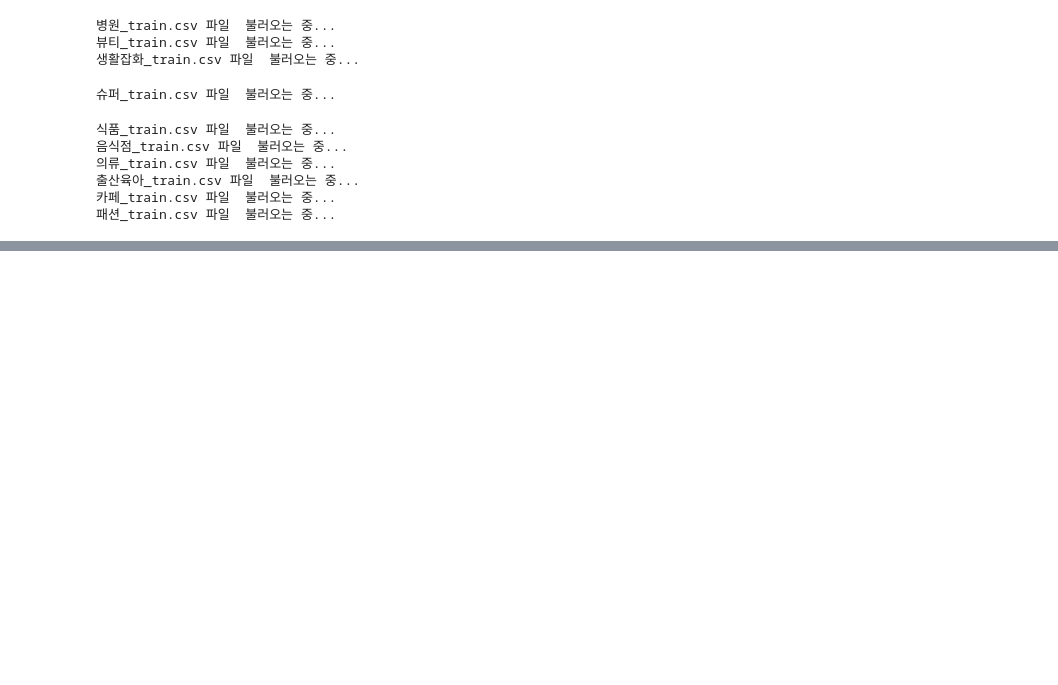
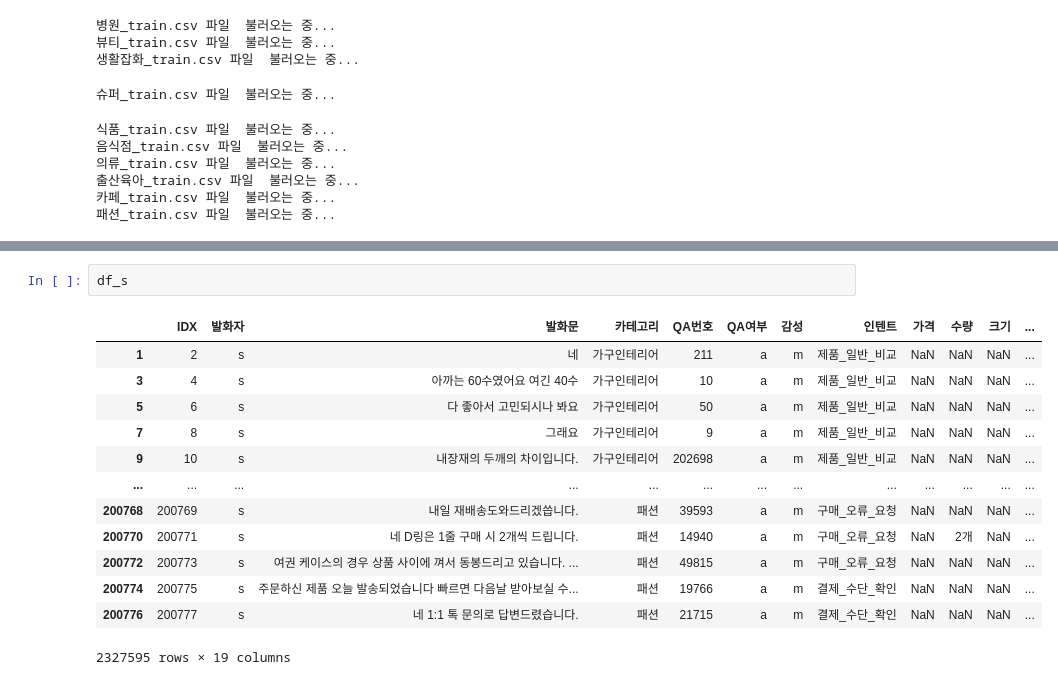
Before and after one commit to II-DW/AiChatBot, a Jupyter notebook: test.ipynb, the cells around one changed output, grey strips where cells are left out. Cells and saved outputs as stored; diff of their text form; blank space fills up the shorter version.

```diff
--- a/test.ipynb
+++ b/test.ipynb
@@ -50,0 +57,16 @@ if dfList[0]['발화자'] == cdfList[0]
+# %%
+df_s
+# %% [output]
+|  | IDX | 발화자 | 발화문 | 카테고리 | QA번호 | QA여부 | 감성 | 인텐트 | 가격 | 수량 | 크기 | ... |
+| 1 | 2 | s | 네 | 가구인테리어 | 211 | a | m | 제품_일반_비교 | NaN | NaN | NaN | ... |
+| 3 | 4 | s | 아까는 60수였어요 여긴 40수 | 가구인테리어 | 10 | a | m | 제품_일반_비교 | NaN | NaN | NaN | ... |
+| 5 | 6 | s | 다 좋아서 고민되시나 봐요 | 가구인테리어 | 50 | a | m | 제품_일반_비교 | NaN | NaN | NaN | ... |
+| 7 | 8 | s | 그래요 | 가구인테리어 | 9 | a | m | 제품_일반_비교 | NaN | NaN | NaN | ... |
+| 9 | 10 | s | 내장재의 두깨의 차이입니다. | 가구인테리어 | 202698 | a | m | 제품_일반_비교 | NaN | NaN | NaN | ... |
+| ... | ... | ... | ... | ... | ... | ... | ... | ... | ... | ... | ... | ... |
+| 200768 | 200769 | s | 내일 재배송도와드리겠씁니다. | 패션 | 39593 | a | m | 구매_오류_요청 | NaN | NaN | NaN | ... |
+| 200770 | 200771 | s | 네 D링은 1줄 구매 시 2개씩 드립니다. | 패션 | 14940 | a | m | 구매_오류_요청 | NaN | 2개 | NaN | ... |
+| 200772 | 200773 | s | 여권 케이스의 경우 상품 사이에 껴서 동봉드리고 있습니다. ... | 패션 | 49815 | a | m | 구매_오류_요청 | NaN | NaN | NaN | ... |
+| 200774 | 200775 | s | 주문하신 제품 오늘 발송되었습니다 빠르면 다음날 받아보실 수... | 패션 | 19766 | a | m | 결제_수단_확인 | NaN | NaN | NaN | ... |
+| 200776 | 200777 | s | 네 1:1 톡 문의로 답변드렸습니다. | 패션 | 21715 | a | m | 결제_수단_확인 | NaN | NaN | NaN | ... |
+2327595 rows × 19 columns
```
Also changed, not shown: parts of 9 cells of this notebook, 18 other files.
